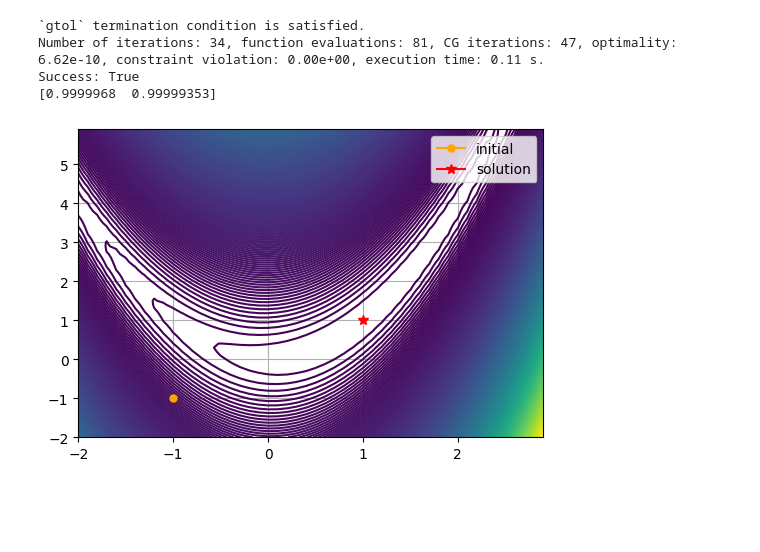
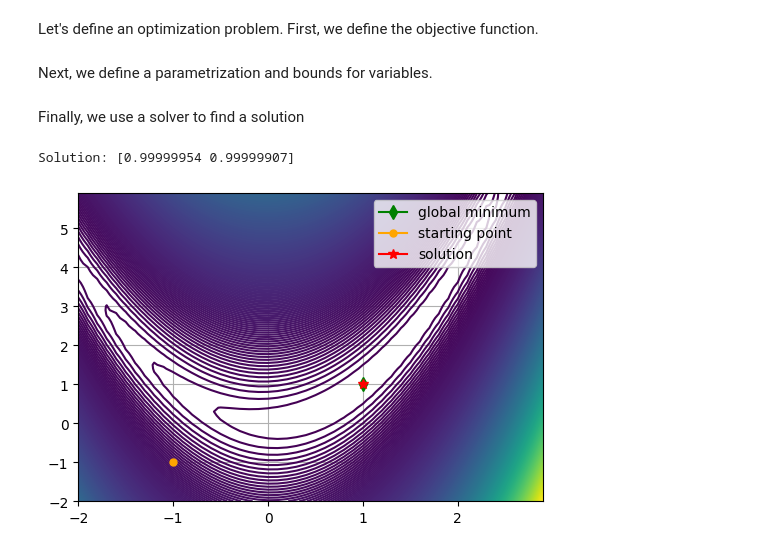
Before and after one commit to sholokhovalexey/active-noise-control, a Jupyter notebook: optimize.ipynb, the cells around one changed output. Saved outputs shown, nothing was run; the diff lists cells and outputs as text; code cells hidden in the pictures; blank space fills up the shorter version.

```diff
--- a/optimize.ipynb
+++ b/optimize.ipynb
@@ -13,7 +13,7 @@ from optim.solver.gradient import SolverGradient
 # %%
 class ParametrizationIdentity:
     def __init__(self):
-        pass
+        self.bounds = default_bounds()
 
     def __call__(self, x):
         return x
@@ -24,13 +24,14 @@ class ParametrizationIdentity:
 
 class ParametrizationExp:
     def __init__(self):
-        pass
+        self.bounds = default_bounds()
 
     def __call__(self, x):
         return -np.exp(x)
 
     def inverse(self, x):
-        return np.log(-x + 1e-300)
+        esp = 1e-300
+        return np.log(-x + eps)
 
 
 class ParametrizationLogit:
@@ -46,5 +53,5 @@ class ParametrizationLogit:
 # %%
 # Rosenbrock function
-
+a = 1
 b = 10
-function_to_minimize = lambda x: (x[0] - 1)**2 + b * (x[1] - x[0]**2)**2
+function_to_minimize = lambda x: (a - x[0])**2 + b * (x[1] - x[0]**2)**2
@@ -51,3 +76,5 @@ function_to_minimize = lambda x: (x[0] - 1)**2 + b * (x[1] - x[0]**2)**2
+# %% [markdown]
+Let's define an optimization problem. First, we define the objective function.
 # %%
 class ProblemRosenbrock(Problem):
     def __init__(self):
@@ -55,32 +82,16 @@ class ProblemRosenbrock(Problem):
 
     def objective(self, x):
         return function_to_minimize(x)
+# %% [markdown]
+Next, we define a parametrization and bounds for variables.
 # %%
+#---------------------------------------Problem---------------------------------------
 problem = ProblemRosenbrock()
 
 # parametrization = None
-# parametrization = ParametrizationIdentity()
-# parametrization = ParametrizationExp()
-parametrization = ParametrizationLogit()
-bounds = parametrization.bounds
+parametrization = ParametrizationIdentity()
 
 problem.set_parametrization(parametrization)
 
-# bounds = []
-# bounds = [(-np.inf, 0), (-np.inf, 0)]
-
+bounds = None
 problem.add_bounds(bounds)
-
-solver = SolverGradient(problem)
-solver.prepare(method="trust-constr", maxiter=100)
-
-x_init = np.array([-1, -1])
-
-x_sol = solver.solve(parametrization.inverse(x_init), seed=42)
-x_sol = parametrization(x_sol)
-print(x_sol)
-# %% [output]
-`gtol` termination condition is satisfied.
-Number of iterations: 34, function evaluations: 81, CG iterations: 47, optimality: 6.62e-10, constraint violation: 0.00e+00, execution time: 0.11 s.
-Success: True
-[0.9999968  0.99999353]
@@ -96,11 +98,28 @@ Z = function_to_minimize([X, Y])
+# %% [markdown]
+Finally, we use a solver to find a solution
+# %%
+#---------------------------------------Solver---------------------------------------
+solver = SolverGradient(problem)
+solver.prepare(method="trust-constr", maxiter=100)
+
+x_init = np.array([-1, -1])
+
+x_sol = solver.solve(parametrization.inverse(x_init), seed=42)
+x_sol = parametrization(x_sol)
+print("Solution:", x_sol)
+# %% [output]
+Solution: [0.99999954 0.99999907]
 # %%
+#---------------------------------------Solution---------------------------------------
 plt.figure(figsize=(6, 4));
 
 plt.contour(X, Y, Z, levels=500);
 
-plt.plot([x_init[0]], [x_init[1]], marker="o", markersize=5, color="orange", label="initial");
+plt.plot([1.0], [1.0], marker="d", markersize=7, color="green", label="global minimum");
+plt.plot([x_init[0]], [x_init[1]], marker="o", markersize=5, color="orange", label="starting point");
 plt.plot([x_sol[0]], [x_sol[1]], marker="*", markersize=7, color="red", label="solution");
+
 plt.legend();
 plt.grid();
 # %% [output]
-[figure, old version]
+[figure, new version]
```
Also changed, not shown: parts of 11 cells of this notebook, 2 other files.
